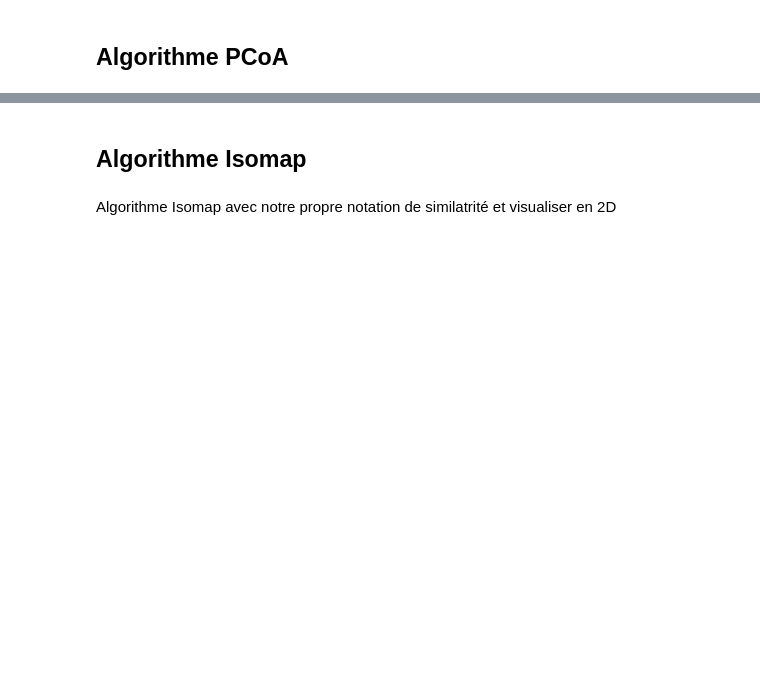
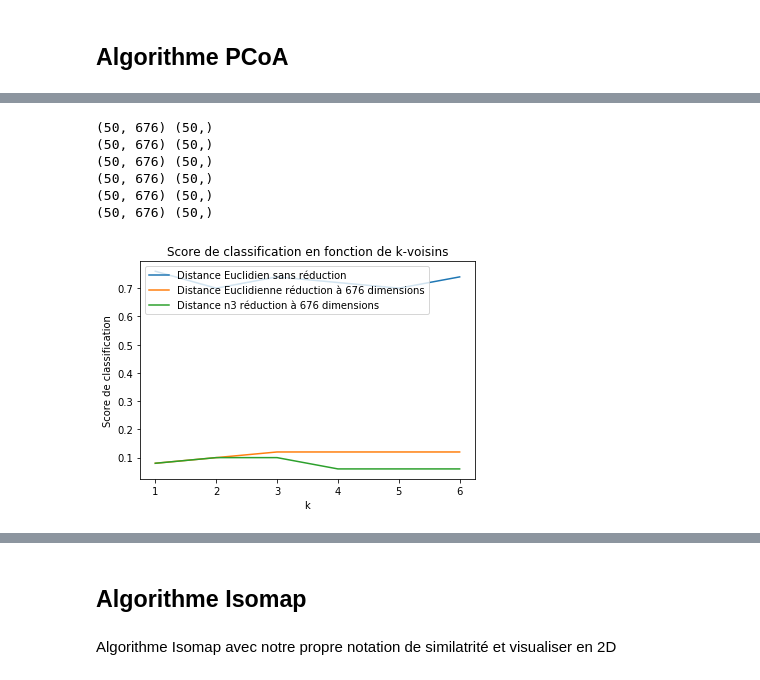
Before and after one commit to tommy127127/TP1-Sciences-des-donn-es, a Jupyter notebook: Travail 1 IFT3700.ipynb, the cells around one changed output, grey strips where cells are left out. Cells and saved outputs as stored; diff of their text form; code cells hidden in the pictures; blank space fills up the shorter version.

```diff
--- a/Travail 1 IFT3700.ipynb
+++ b/Travail 1 IFT3700.ipynb
@@ -264,0 +447,76 @@ plt.show
+# %%
+from sklearn.manifold import MDS
+from sklearn.decomposition import PCA
+#X_transformedEuc =MDS(n_components=2,n_init=2).fit_transform(x__test)
+
+#X_transformed =MDS(n_components=2,n_init=2,dissimilarity='precomputed').fit_transform(m)
+
+#fig1 = plt.figure()
+#ax2 = fig1.add_subplot(111)
+#ax2.set_title('PCoA avec notre propre Distance')
+#ax2.scatter(X_transformed[:,0],X_transformed[:,1] , c=y__test, alpha=1)
+#plt.show
+
+#fig = plt.figure()
+#ax1 = fig.add_subplot(111)
+#ax1.set_title('PCoA avec Distance Euclidienne')
+#ax1.scatter(X_transformedEuc[:,0],X_transformedEuc[:,1] , c=y__test, alpha=1)
+#plt.show
+x__train = x_train[0:200]
+y__train = y_train[0:200]
+x__test= x_test[0:50]
+y__test = y_test[0:50]
+
+dimensions = [676]
+
+for dim in dimensions :
+    # Reduction de dimension des échantillons "train"
+    x_train_reducedEuc     = pcoa(0.95).fit_transform(x__train)
+    matrix_train = pairwise_distances(x__train, metric=metric_n3)
+    x_train_reducedMetric3 = MDS(n_components=dim,n_init=4,dissimilarity='precomputed').fit_transform(matrix_train)
+
+    # Reduction de dimension des échantillons "test"
+    x_test_reducedEuc     = PCA(0.95).fit_transform(x__test)
+    matrix_test = pairwise_distances(x__test, metric=metric_n3)
+    x_test_reducedMetric3 = MDS(n_components=dim,n_init=4,dissimilarity='precomputed').fit_transform(matrix_test)
+
+    scoreNoReduction = []
+    scoreEuc = []
+    scoreN3  = []
+    k_range = np.arange(1,7)
+    for k in k_range:
+
+        # Classification KNN Euclidien sans réduction
+        knn = neighbors.KNeighborsClassifier(n_neighbors=k)
+        knn.fit(x__train, y__train)
+        scoreNoReduction.append(knn.score(x__test, y__test))
+
+
+        # Classification KNN pour Euclidien
+        knn = neighbors.KNeighborsClassifier(n_neighbors=k)
+        knn.fit(x_train_reducedEuc, y__train)
+        print((np.array(x_test_reducedEuc)).shape, (np.array(y__test)).shape)
+        scoreEuc.append(knn.score(x_test_reducedEuc, y__test))
+
+        # Classification KNN pour Metric3
+        knn = neighbors.KNeighborsClassifier(n_neighbors=k)
+        knn.fit(x_train_reducedMetric3, y__train)
+        scoreN3.append(knn.score(x_test_reducedMetric3, y__test))
+
+    # Affichage
+    plt.figure()
+    plt.plot(k_range, scoreNoReduction , label='Distance Euclidien sans réduction')
+    plt.plot(k_range, scoreEuc, label=('Distance Euclidienne réduction à '+ str(dim) + ' dimensions'))
+    plt.plot(k_range, scoreN3, label=('Distance n3 réduction à '+ str(dim) + ' dimensions'))
+    plt.legend(loc='upper left')
+    plt.xlabel('k')
+    plt.ylabel('Score de classification')
+    plt.title('Score de classification en fonction de k-voisins')
+# %% [output]
+(50, 676) (50,)
+(50, 676) (50,)
+(50, 676) (50,)
+(50, 676) (50,)
+(50, 676) (50,)
+(50, 676) (50,)
+[figure, added]
```
Also changed, not shown: parts of 15 cells of this notebook.
